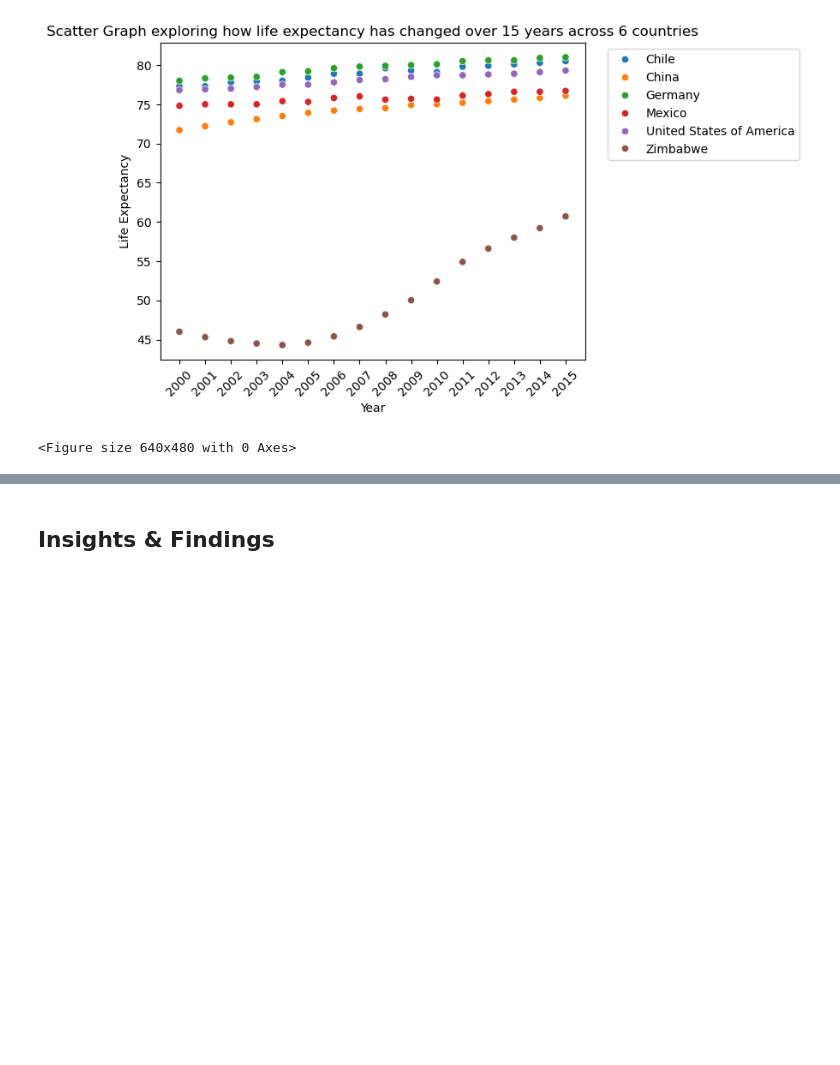
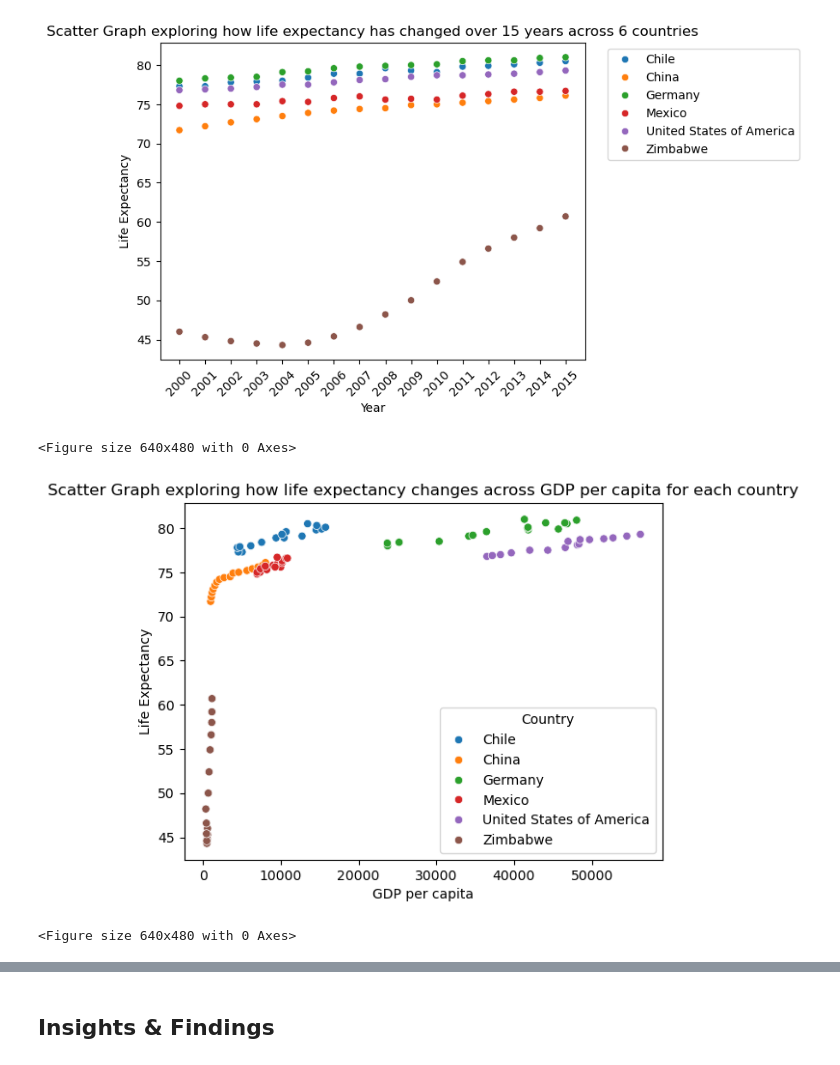
Before and after one commit to CanHergeleci/GDP-Life-Expectancy-Data-Analysis, a Jupyter notebook: life_expectancy_gdp.ipynb, the cells around one changed output, grey strips where cells are left out. Drawn from its saved outputs; the diff is of its cells as text; code cells hidden in the pictures; blank space fills up the shorter version.

Commit message:
Explored the relationship between GDP per capita and life expectancy per  year (2000 & 2015)

```diff
--- a/life_expectancy_gdp.ipynb
+++ b/life_expectancy_gdp.ipynb
@@ -109,7 +108,13 @@ gdp_life_pop_df = pd.merge(
     on=['Country', 'Year'])
 
 # Check merge was successful
-print(gdp_life_pop_df.head())
+print(gdp_life_pop_df.head(1))
+
+# Create new column for GDP per capita
+gdp_life_pop_df['GDP_capita'] = gdp_life_pop_df['GDP'] / gdp_life_pop_df['Population']
+
+# Check column added
+print(gdp_life_pop_df.head(1))
 # %% [output]
   Country  Year  Life_Expectancy           GDP
 0   Chile  2000             77.3  7.786093e+10
@@ -172,3 +175,16 @@ plt.clf()
 # %% [output]
 [figure]
 <Figure size 640x480 with 0 Axes>
+# %%
+# Relationship between GDP per capita and life expectancy per country
+sns.scatterplot(x='GDP_capita', y='Life_Expectancy', hue='Country', data=gdp_life_pop_df)
+
+# Labelling and title
+plt.xlabel('GDP per capita')
+plt.ylabel('Life Expectancy')
+plt.title('Scatter Graph exploring how life expectancy changes across GDP per capita for each country')
+plt.show()
+plt.clf()
+# %% [output]
+[figure, added]
+<Figure size 640x480 with 0 Axes>
```
Also changed, not shown: parts of 7 cells of this notebook.
